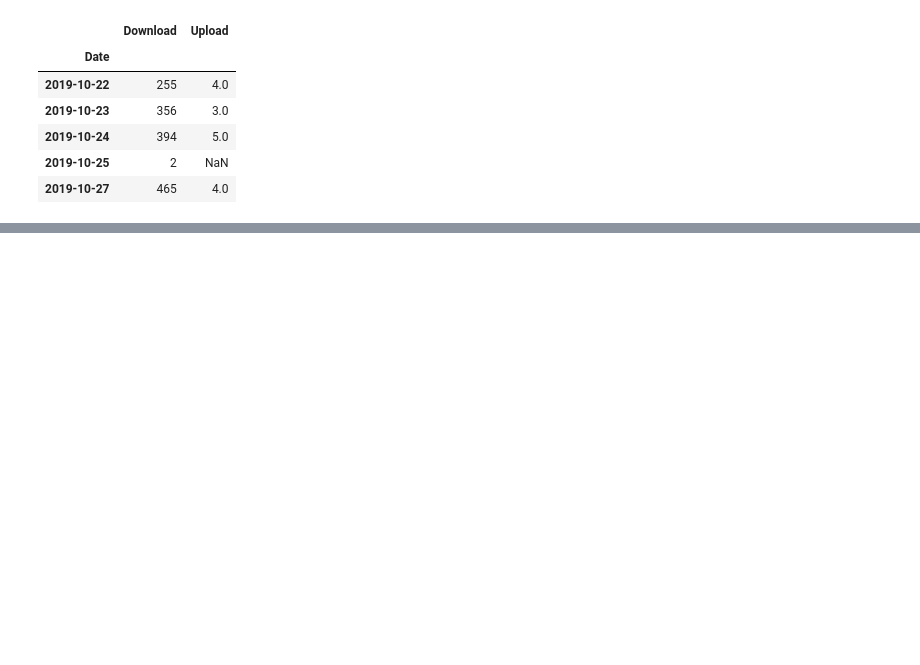
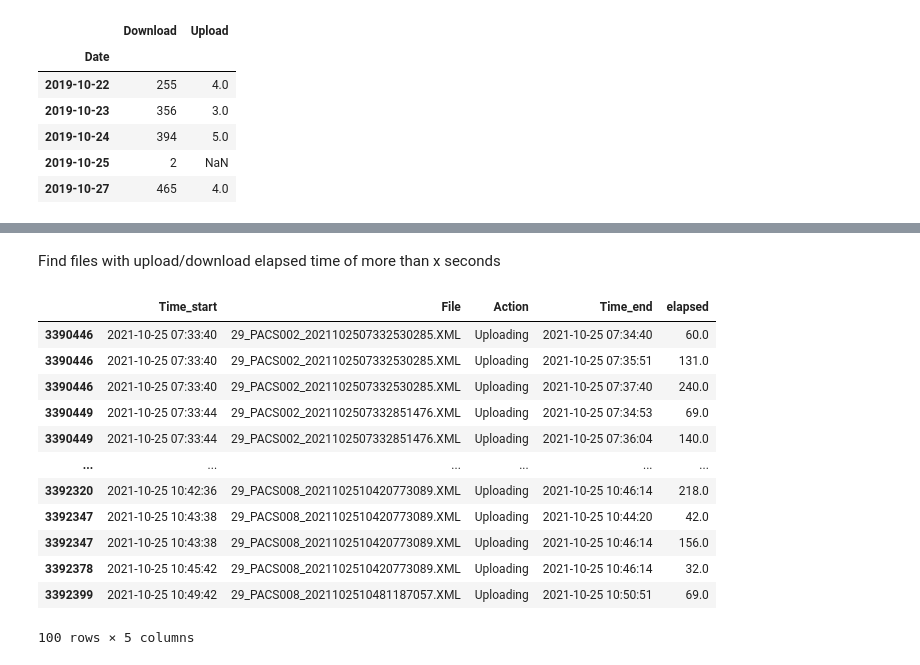
Before and after one commit to yjad/training, a Jupyter notebook: xml/ach_perf.ipynb, the cells around one changed output, grey strips where cells are left out. Cells and saved outputs as stored; diff of their text form; code cells hidden in the pictures; blank space fills up the shorter version.

```diff
--- a/xml/ach_perf.ipynb
+++ b/xml/ach_perf.ipynb
@@ -222,0 +241,18 @@ TypeError: first argument must be an iterable of pandas objects, you passed an o
+# %% [markdown]
+Find files with upload/download elapsed time of more than x seconds
+# %%
+x.loc[x['elapsed'] > 20].head(100)
+# %% [output]
+|  | Time_start | File | Action | Time_end | elapsed |
+| 3390446 | 2021-10-25 07:33:40 | 29_PACS002_2021102507332530285.XML | Uploading | 2021-10-25 07:34:40 | 60.0 |
+| 3390446 | 2021-10-25 07:33:40 | 29_PACS002_2021102507332530285.XML | Uploading | 2021-10-25 07:35:51 | 131.0 |
+| 3390446 | 2021-10-25 07:33:40 | 29_PACS002_2021102507332530285.XML | Uploading | 2021-10-25 07:37:40 | 240.0 |
+| 3390449 | 2021-10-25 07:33:44 | 29_PACS002_2021102507332851476.XML | Uploading | 2021-10-25 07:34:53 | 69.0 |
+| 3390449 | 2021-10-25 07:33:44 | 29_PACS002_2021102507332851476.XML | Uploading | 2021-10-25 07:36:04 | 140.0 |
+| ... | ... | ... | ... | ... | ... |
+| 3392320 | 2021-10-25 10:42:36 | 29_PACS008_2021102510420773089.XML | Uploading | 2021-10-25 10:46:14 | 218.0 |
+| 3392347 | 2021-10-25 10:43:38 | 29_PACS008_2021102510420773089.XML | Uploading | 2021-10-25 10:44:20 | 42.0 |
+| 3392347 | 2021-10-25 10:43:38 | 29_PACS008_2021102510420773089.XML | Uploading | 2021-10-25 10:46:14 | 156.0 |
+| 3392378 | 2021-10-25 10:45:42 | 29_PACS008_2021102510420773089.XML | Uploading | 2021-10-25 10:46:14 | 32.0 |
+| 3392399 | 2021-10-25 10:49:42 | 29_PACS008_2021102510481187057.XML | Uploading | 2021-10-25 10:50:51 | 69.0 |
+100 rows × 5 columns
```
Also changed, not shown: parts of 18 cells of this notebook.
